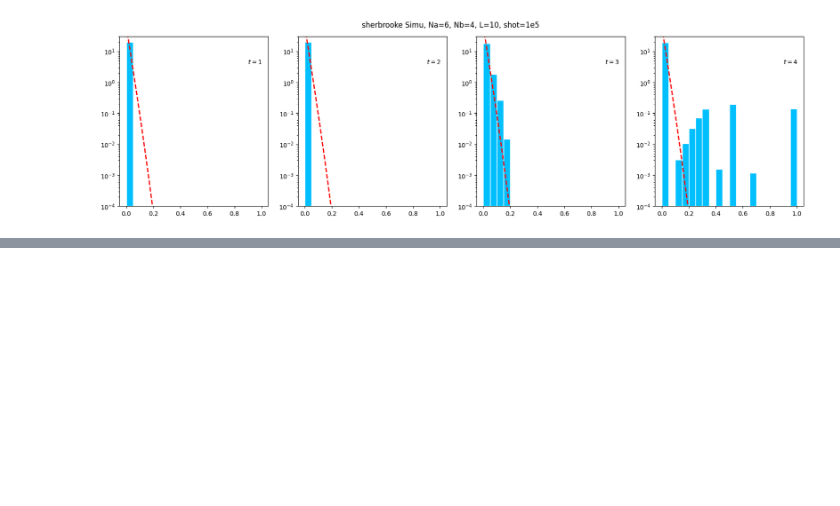
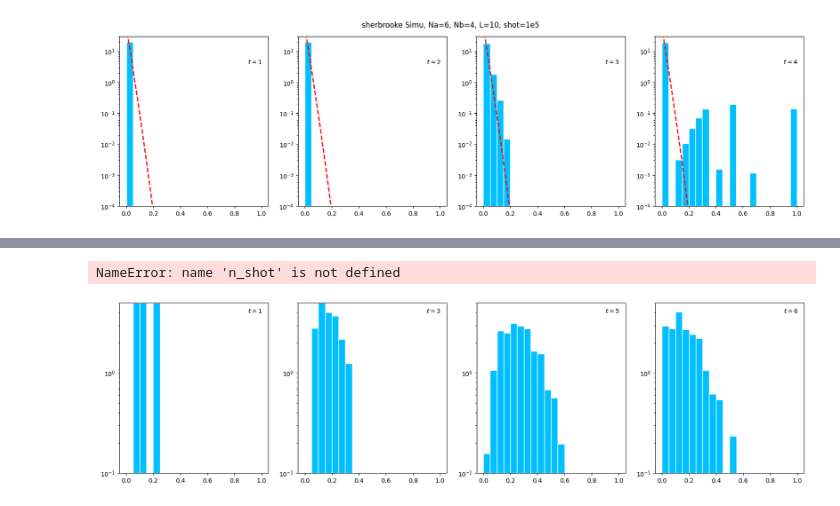
Before and after one commit to bzGit06/HaarQML, a Jupyter notebook: HDT_PoP_qiskit.ipynb, the cells around one changed output, grey strips where cells are left out. Saved outputs shown, nothing was run; the diff lists cells and outputs as text; code cells hidden in the pictures; blank space fills up the shorter version.

```diff
--- a/HDT_PoP_qiskit.ipynb
+++ b/HDT_PoP_qiskit.ipynb
@@ -387,0 +445,19 @@ Text(0.5, 0.95, 'sherbrooke Simu, Na=6, Nb=4, L=10, shot=1e5')
+# %%
+n_data = 2
+steps = [1, 3, 5, 6]
+
+condP = np.load(f'data/experiment/PoP/brisbane/Na{n_data}/condP_Na{n_data}Nb{n_bath}L{n_depth}_s1e5_brisbane.npz')
+
+fig, axs = plt.subplots(1, 4, figsize=(20, 5))
+qs = np.linspace(0, 100, 51)/100
+for i in range(4):
+    axs[i].hist(condP[f'arr_{i}'], bins=np.linspace(0, 1, 21), density=True, color='deepskyblue', edgecolor='white',
+                label='$t={}$'.format(steps[i]))
+    #axs[i].plot(qs, pt_density(qs, n_data), '--', lw=2, color='r')
+    axs[i].set_yscale('log')
+    axs[i].set_ylim(0.1, 5)
+    axs[i].text(0.9, 4, '$t={}$'.format(steps[i]))
+fig.suptitle('IBM, Na={}, Nb={}, L={}, shots={}'.format(n_data, n_bath, n_depth, n_shot), y=0.95)
+# %% [output]
+NameError: name 'n_shot' is not defined
+[figure, added]
```
Also changed, not shown: parts of 21 cells of this notebook.
